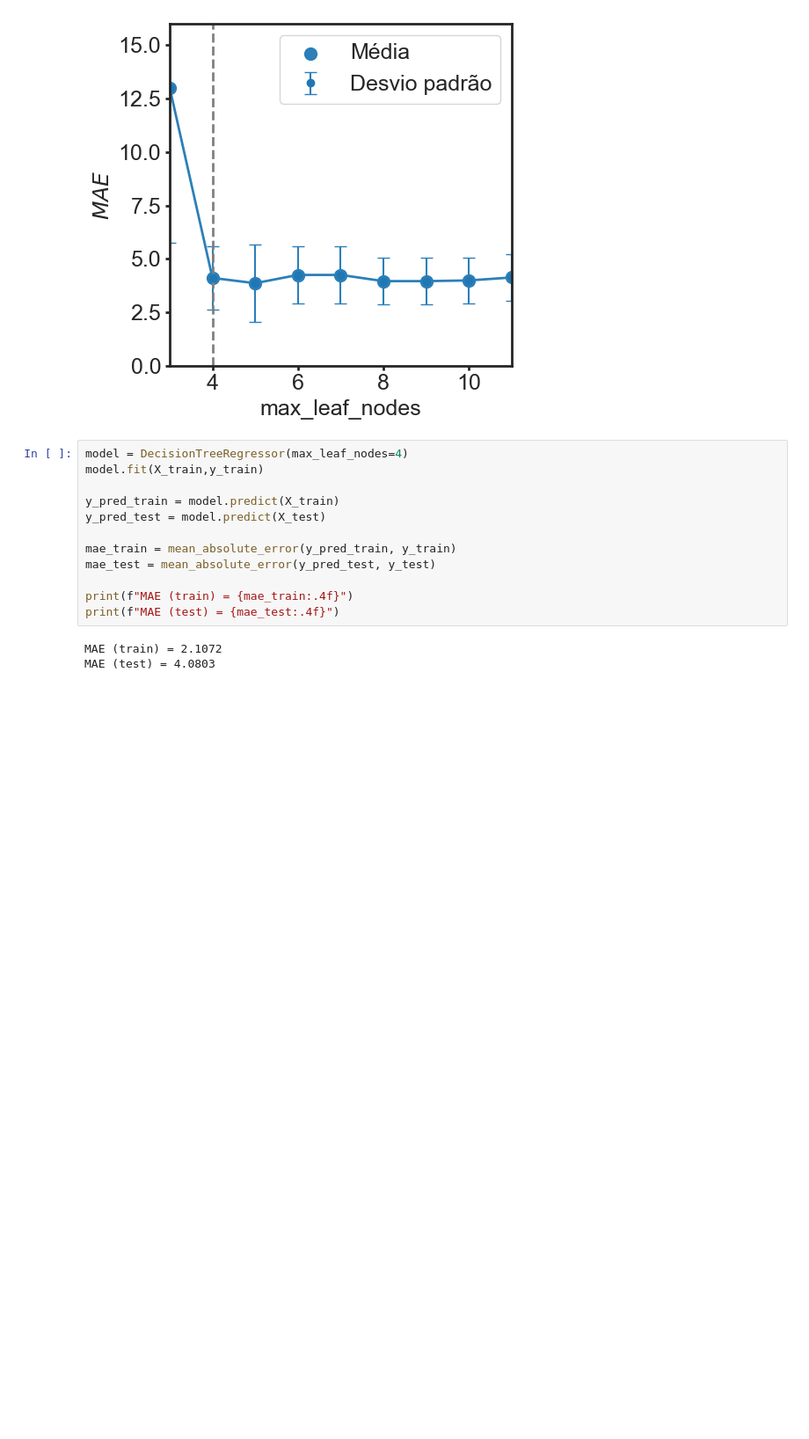
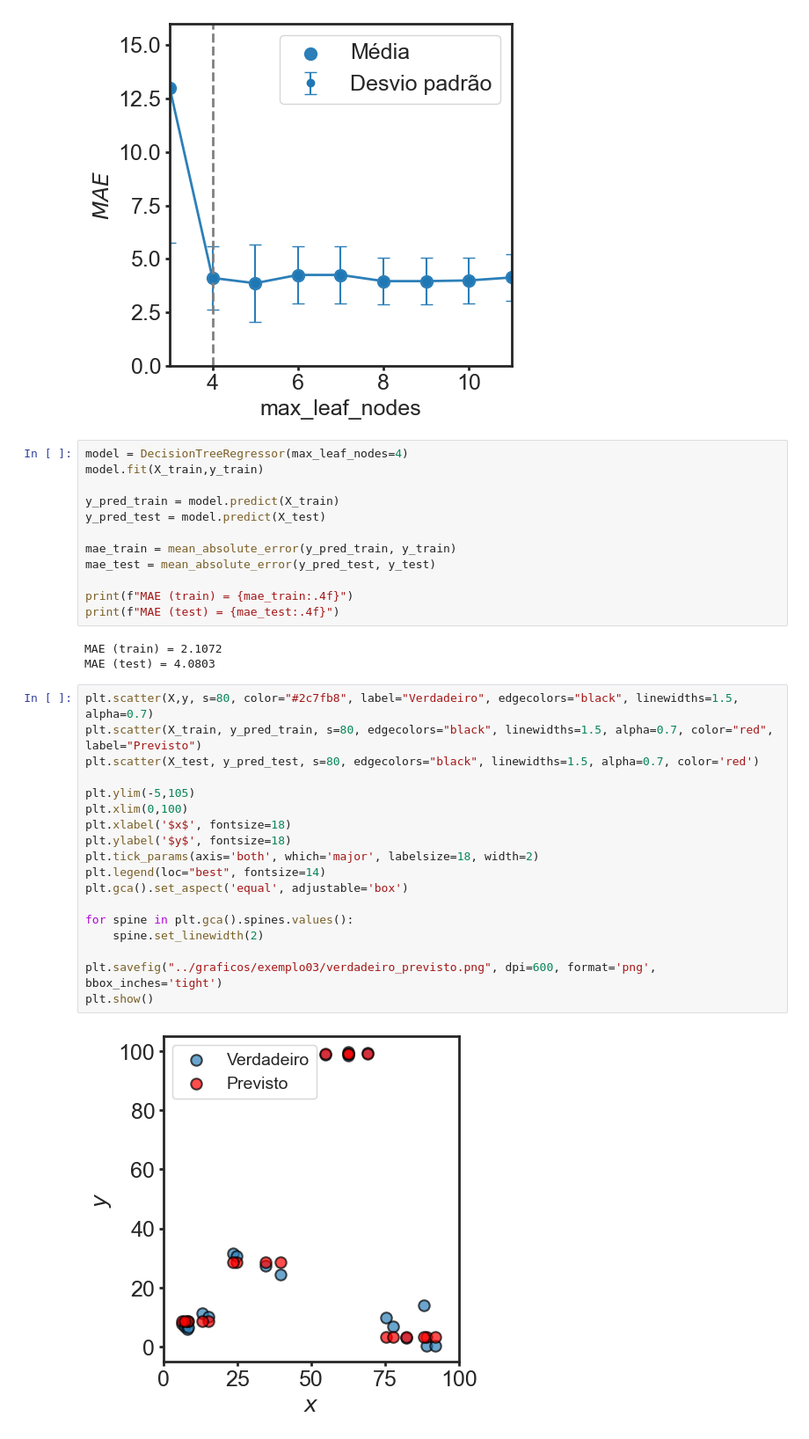
Before and after one commit to leseixas/aprendizagem-de-maquina, a Jupyter notebook: modelos/03_decision_tree_regression.ipynb, the cells around one changed output. Shown: that part at 88% size. Drawn from its saved outputs; the diff is of its cells as text; blank space fills up the shorter version.

Commit message:
Adiciona gráfico para exemplo03. Ajusta set_aspect().

```diff
--- a/modelos/03_decision_tree_regression.ipynb
+++ b/modelos/03_decision_tree_regression.ipynb
@@ -102,3 +102,23 @@ print(f"MAE (test) = {mae_test:.4f}")
 # %% [output]
 MAE (train) = 2.1072
 MAE (test) = 4.0803
+# %%
+plt.scatter(X,y, s=80, color="#2c7fb8", label="Verdadeiro", edgecolors="black", linewidths=1.5, alpha=0.7)
+plt.scatter(X_train, y_pred_train, s=80, edgecolors="black", linewidths=1.5, alpha=0.7, color="red", label="Previsto")
+plt.scatter(X_test, y_pred_test, s=80, edgecolors="black", linewidths=1.5, alpha=0.7, color='red')
+
+plt.ylim(-5,105)
+plt.xlim(0,100)
+plt.xlabel('$x$', fontsize=18)
+plt.ylabel('$y$', fontsize=18)
+plt.tick_params(axis='both', which='major', labelsize=18, width=2)
+plt.legend(loc="best", fontsize=14)
+plt.gca().set_aspect('equal', adjustable='box')
+
+for spine in plt.gca().spines.values():
+    spine.set_linewidth(2)
+
+plt.savefig("../graficos/exemplo03/verdadeiro_previsto.png", dpi=600, format='png', bbox_inches='tight')
+plt.show()
+# %% [output]
+[figure, added]
```
Also changed, not shown: parts of 1 cell of this notebook, 2 other files.
